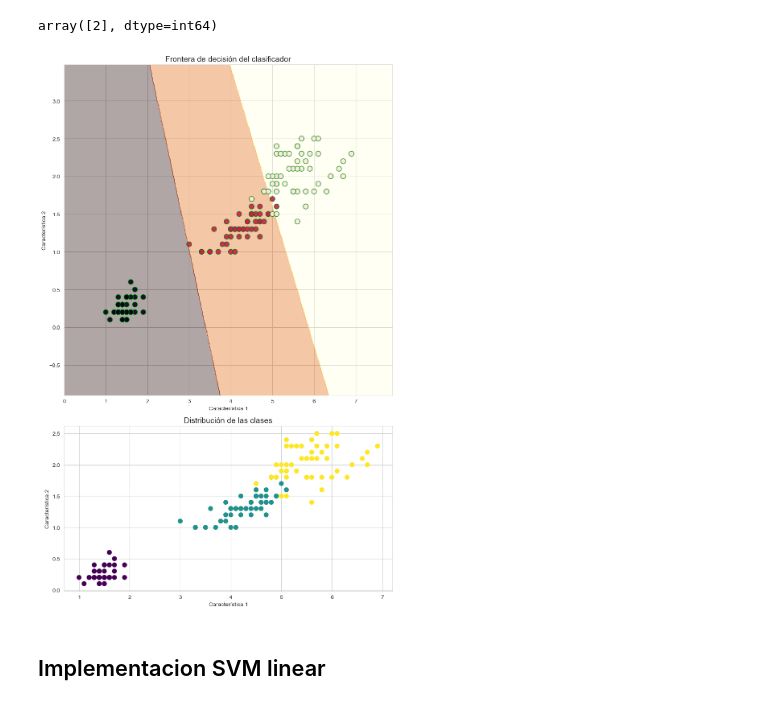
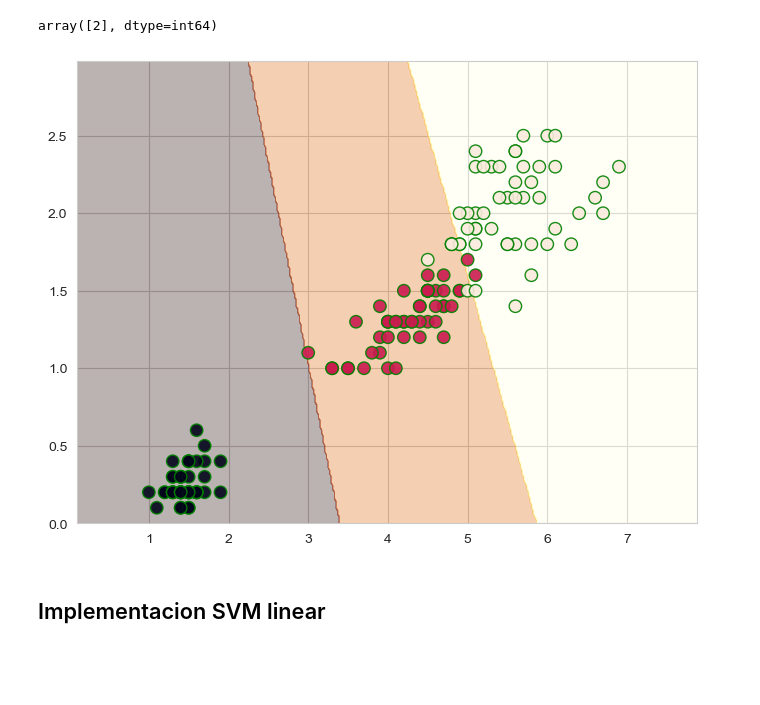
Before and after one commit to ivanher97/Machine_Learning, a Jupyter notebook: S5_Suport_Vector_Machine.ipynb, the cells around one changed output. Saved outputs shown, nothing was run; the diff lists cells and outputs as text; code cells hidden in the pictures; blank space fills up the shorter version.

```diff
--- a/S5_Suport_Vector_Machine.ipynb
+++ b/S5_Suport_Vector_Machine.ipynb
@@ -137,78 +137,23 @@ clf.predict([[6, 2]])
 # %% [output]
 array([2], dtype=int64)
 # %%
-# ============================================================
-# VISUALIZACIÓN DE FRONTERA DE DECISIÓN PARA UN CLASIFICADOR (SVM / RF / ETC.)
-# ============================================================
-
-# ------------------------------------------------------------
-# 1️⃣ Convertimos X en una matriz numpy
-#    Asegúrate de que X tenga exactamente 2 columnas (para poder graficar en 2D)
-# ------------------------------------------------------------
-X_plot = X.values
-assert X_plot.shape[1] == 2, "X debe tener exactamente 2 columnas para este gráfico."
-
-# ------------------------------------------------------------
-# 2️⃣ Si tu modelo se entrenó con datos escalados (StandardScaler, etc.),
-#    deberías transformar X_plot con ese mismo escalador.
-#    Si no, dejamos los valores originales:
-# ------------------------------------------------------------
-X_plot_used = X_plot  # o: X_plot_used = scaler.transform(X_plot)
-
-# ------------------------------------------------------------
-# 3️⃣ Creamos una malla (grid) de puntos sobre el espacio de entrada
-#    Esto sirve para pintar las regiones de decisión
-# ------------------------------------------------------------
-h = 0.02  # tamaño del paso en el grid — más pequeño = mayor resolución
-x_min, x_max = X_plot_used[:, 0].min() - 1, X_plot_used[:, 0].max() + 1
-y_min, y_max = X_plot_used[:, 1].min() - 1, X_plot_used[:, 1].max() + 1
-
-# np.meshgrid crea dos matrices 2D con todas las combinaciones de valores X e Y
+Xv = X.values.reshape(-1,1)
+h = 0.02
+x_min, x_max = Xv.min(), Xv.max() + 1
+y_min, y_max = y.min(), y.max() + 1
 xx, yy = np.meshgrid(np.arange(x_min, x_max, h),
                      np.arange(y_min, y_max, h))
 
-# ------------------------------------------------------------
-# 4️⃣ Clasificamos todos los puntos del grid con el modelo entrenado (clf)
-# ------------------------------------------------------------
-grid_points = np.c_[xx.ravel(), yy.ravel()]  # combina cada punto (x, y)
-z = clf.predict(grid_points)                 # predice la clase para cada punto
-z = z.reshape(xx.shape)                      # reorganiza los resultados en forma 2D
-
-# ------------------------------------------------------------
-# 5️⃣ Creamos una figura con dos subgráficos (uno arriba, otro abajo)
-# ------------------------------------------------------------
-fig, (ax1, ax2) = plt.subplots(2, 1, figsize=(9, 14),
-                               gridspec_kw={'height_ratios': [2, 1]})
-
-# ------------------------------------------------------------
-# 6️⃣ Primer gráfico: frontera de decisión + puntos de datos
-# ------------------------------------------------------------
-# Mapa de colores de las regiones de decisión
-cont = ax1.contourf(xx, yy, z, cmap='afmhot', alpha=0.35)
-
-# Puntos reales del dataset
-ax1.scatter(X_plot_used[:, 0], X_plot_used[:, 1], c=y, s=80,
+z = clf.predict(np.c_[xx.ravel(), yy.ravel()])
+z = z.reshape(xx.shape)
+fig = plt.figure(figsize=(8,6))
+ax = plt.contourf(xx, yy, z, cmap = 'afmhot', alpha=0.3)
+plt.scatter(X.values[:, 0], X.values[:, 1], c=y, s=80,
             alpha=0.9, edgecolors='g')
 
-ax1.set_title("Frontera de decisión del clasificador", fontsize=14)
-ax1.set_xlabel("Característica 1")
-ax1.set_ylabel("Característica 2")
-
-# ------------------------------------------------------------
-# 7️⃣ Segundo gráfico: distribución de clases (sin frontera)
-# ------------------------------------------------------------
-ax2.scatter(X_plot_used[:, 0], X_plot_used[:, 1], c=y, s=60, cmap='viridis')
-ax2.set_title("Distribución de las clases", fontsize=14)
-ax2.set_xlabel("Característica 1")
-ax2.set_ylabel("Característica 2")
-
-# ------------------------------------------------------------
-# 8️⃣ Mostrar todo
-# ------------------------------------------------------------
-plt.tight_layout()
 plt.show()
 # %% [output]
-[figure, old version]
+[figure, new version]
 # %% [markdown]
 ## Implementacion SVM linear
 # %%
```
Also changed, not shown: parts of 34 cells of this notebook, 2 other files.
